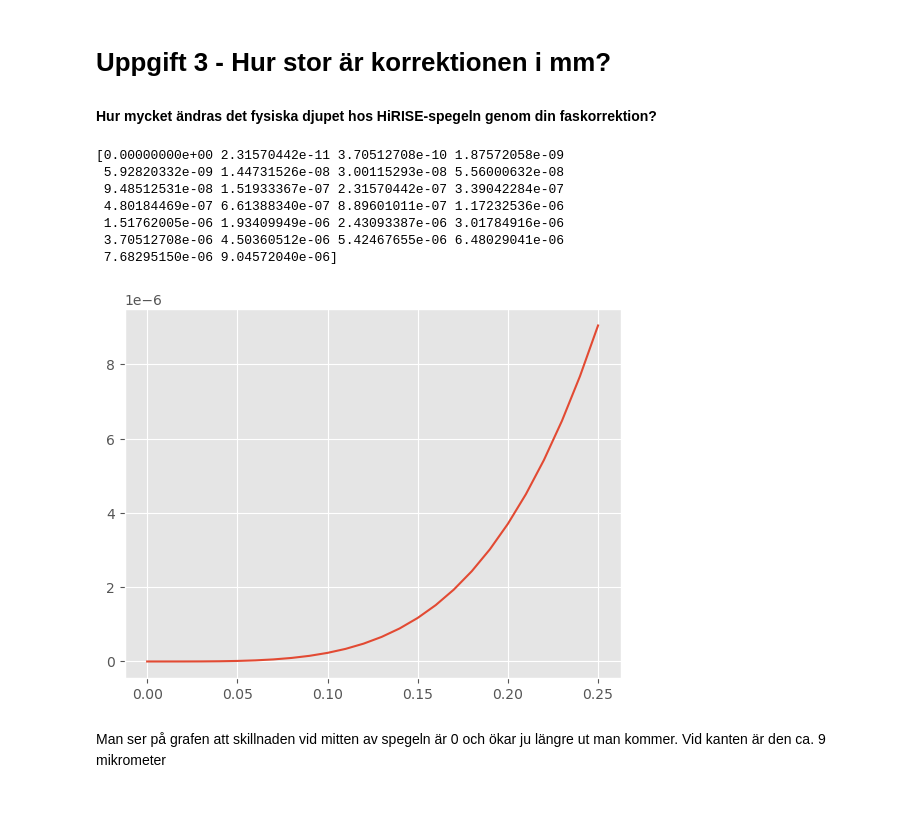
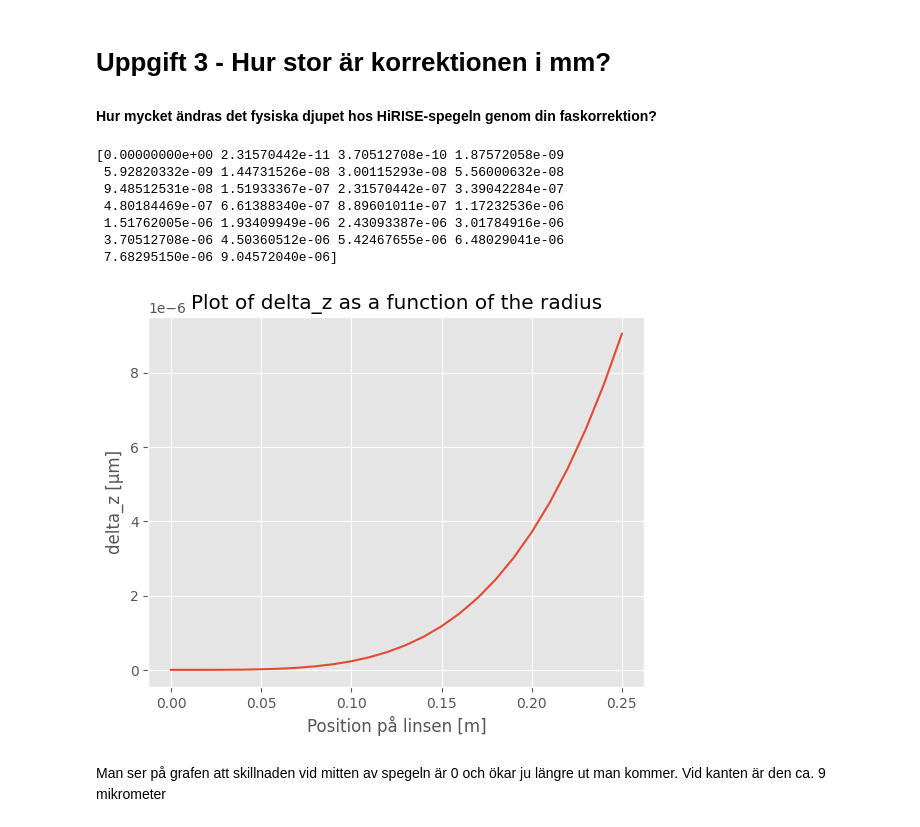
Before and after one commit to WildKnife7/HUPP, a Jupyter notebook: HUPP3b/HUPP3b.ipynb, the cells around one changed output. Cells and saved outputs as stored; diff of their text form; code cells hidden in the pictures.

```diff
--- a/HUPP3b/HUPP3b.ipynb
+++ b/HUPP3b/HUPP3b.ipynb
@@ -342,22 +342,26 @@ Text(0.5, 1.0, '$I_{PSF,norm}$, $c_4$ = 48500')
 # %%
 # KOD
 x_values = np.arange(0, 0.251, 0.01)
 delta_phi=c_4*x_values**4
 delta_z=delta_phi /(2*k0)
 print(delta_z)
 
 
 plt.plot(x_values, delta_phi/(2*k0))
+plt.title("Plot of delta_z as a function of the radius")
+plt.xlabel("Position på linsen [m]")
+plt.ylabel("delta_z [µm]")
+plt.grid(True)
 plt.show()
 # %% [output]
 [0.00000000e+00 2.31570442e-11 3.70512708e-10 1.87572058e-09
  5.92820332e-09 1.44731526e-08 3.00115293e-08 5.56000632e-08
  9.48512531e-08 1.51933367e-07 2.31570442e-07 3.39042284e-07
  4.80184469e-07 6.61388340e-07 8.89601011e-07 1.17232536e-06
  1.51762005e-06 1.93409949e-06 2.43093387e-06 3.01784916e-06
  3.70512708e-06 4.50360512e-06 5.42467655e-06 6.48029041e-06
  7.68295150e-06 9.04572040e-06]
-[figure, old version]
+[figure, new version]
 # %% [markdown]
 
 Man ser på grafen att skillnaden vid mitten av spegeln är 0 och ökar ju längre ut man kommer. Vid kanten är den ca. 9 mikrometer
```
Also changed, not shown: parts of 11 cells of this notebook.
